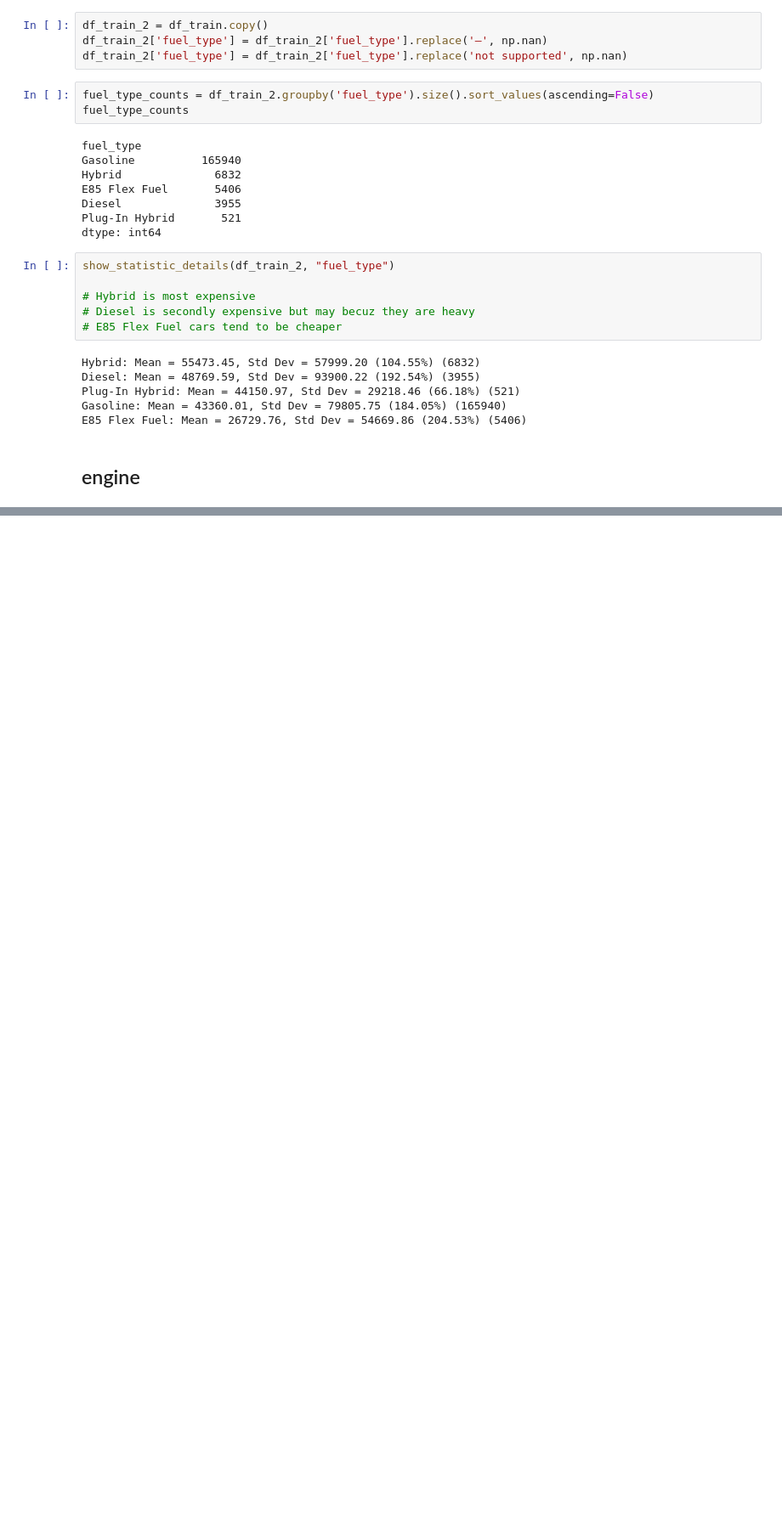
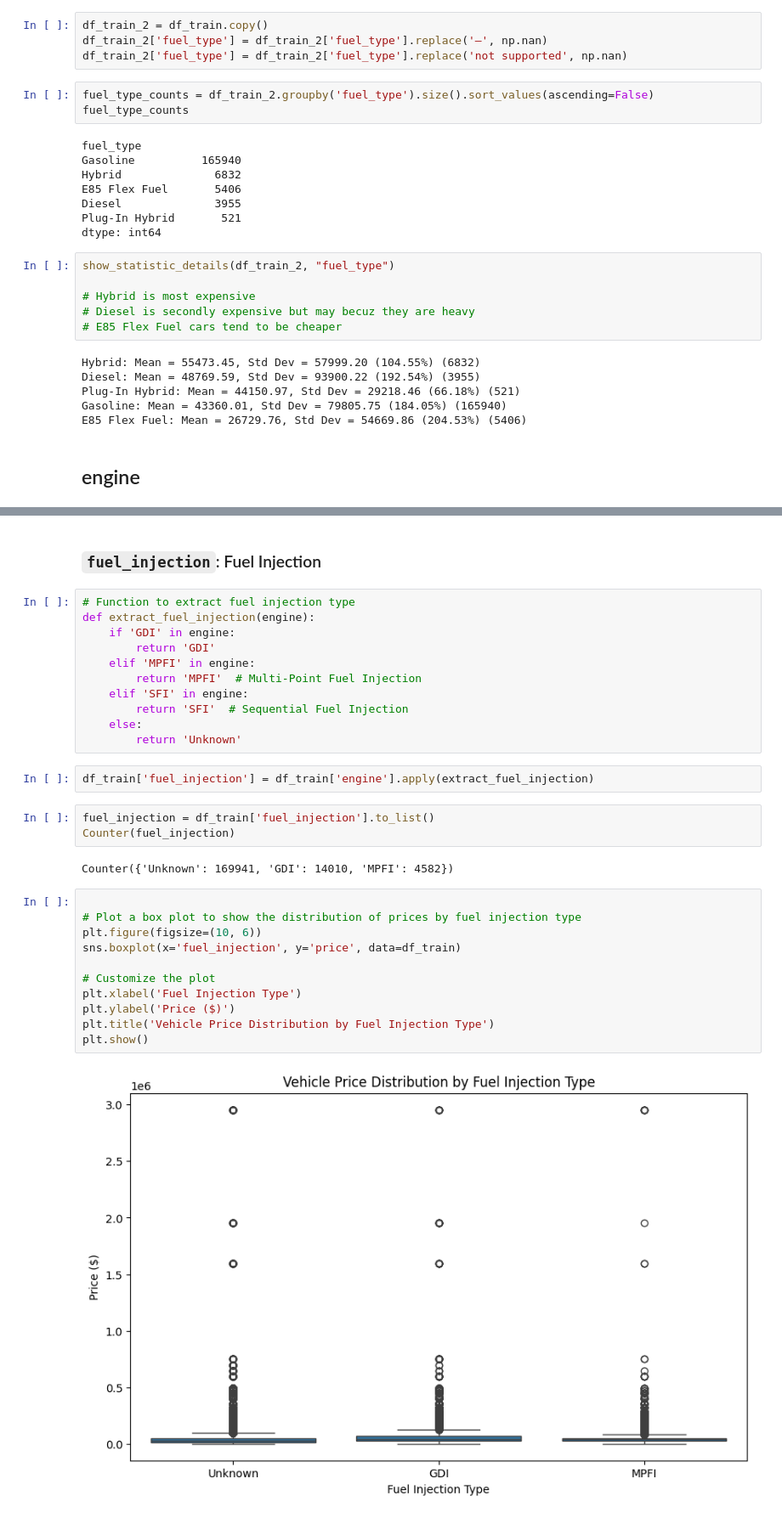
Before and after one commit to phlin0424/kaggle-car-price-pred, a Jupyter notebook: notebooks/eda.ipynb, the cells around one changed output, grey strips where cells are left out. Shown at 85% size. Cells and saved outputs as stored; diff of their text form; blank space fills up the shorter version.

Commit message:
Preprocess over engine

```diff
--- a/notebooks/eda.ipynb
+++ b/notebooks/eda.ipynb
@@ -473,0 +558,33 @@ df_train['engine'].to_list()
+# %% [markdown]
+### `fuel_injection`: Fuel Injection
+# %%
+# Function to extract fuel injection type
+def extract_fuel_injection(engine):
+    if 'GDI' in engine:
+        return 'GDI'
+    elif 'MPFI' in engine:
+        return 'MPFI'  # Multi-Point Fuel Injection
+    elif 'SFI' in engine:
+        return 'SFI'  # Sequential Fuel Injection
+    else:
+        return 'Unknown'
+# %%
+df_train['fuel_injection'] = df_train['engine'].apply(extract_fuel_injection)
+# %%
+fuel_injection = df_train['fuel_injection'].to_list()
+Counter(fuel_injection)
+# %% [output]
+Counter({'Unknown': 169941, 'GDI': 14010, 'MPFI': 4582})
+# %%
+
+# Plot a box plot to show the distribution of prices by fuel injection type
+plt.figure(figsize=(10, 6))
+sns.boxplot(x='fuel_injection', y='price', data=df_train)
+
+# Customize the plot
+plt.xlabel('Fuel Injection Type')
+plt.ylabel('Price ($)')
+plt.title('Vehicle Price Distribution by Fuel Injection Type')
+plt.show()
+# %% [output]
+[figure, added]
```
Also changed, not shown: parts of 28 cells of this notebook.
